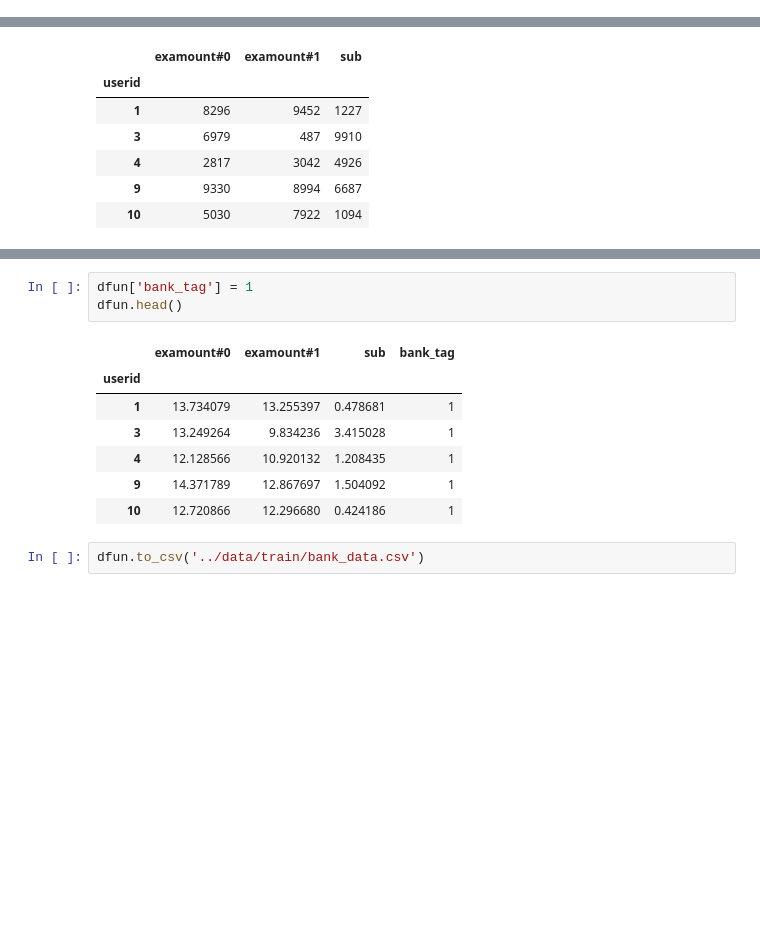
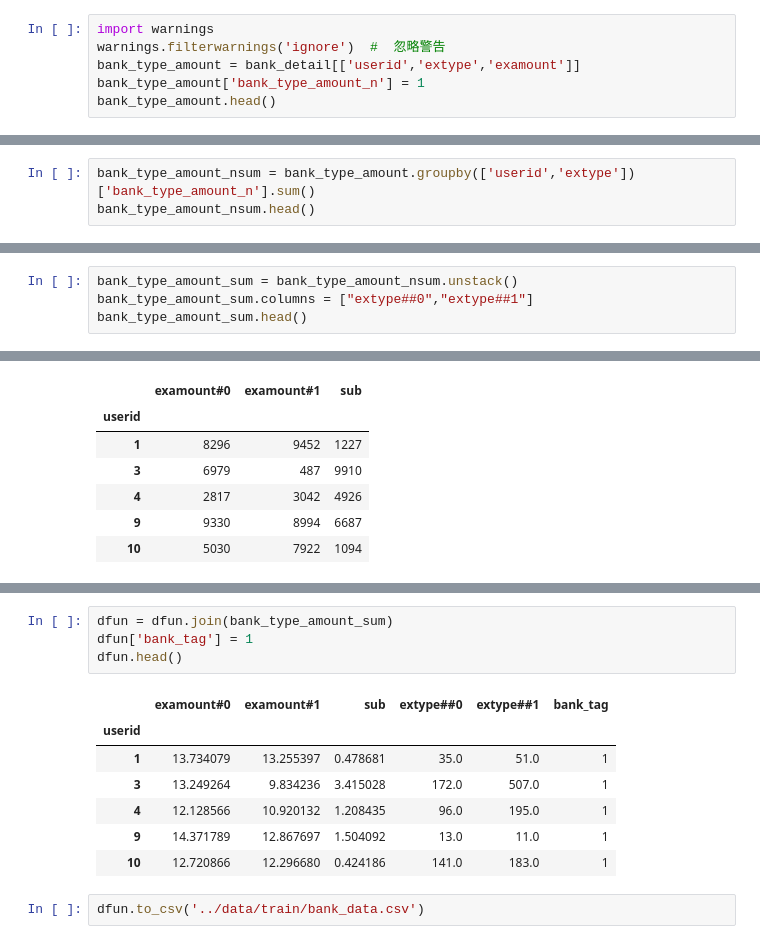
Before and after one commit to hadoop73/sklearn, a Jupyter notebook: predict_risk/feature/bank_detail.ipynb, the cells around one changed output, grey strips where cells are left out. Saved outputs shown, nothing was run; the diff lists cells and outputs as text; blank space fills up the shorter version.

```diff
--- a/predict_risk/feature/bank_detail.ipynb
+++ b/predict_risk/feature/bank_detail.ipynb
@@ -17,3 +17,9 @@ bank_detail.head()
 | 2 | 6965 | 5897553564 | 0 | 14.449810 | 0 |
 | 3 | 6965 | 5897563463 | 1 | 10.527763 | 0 |
 | 4 | 6965 | 5897564598 | 1 | 13.651303 | 0 |
+# %%
+import warnings
+warnings.filterwarnings('ignore')  #  忽略警告
+bank_type_amount = bank_detail[['userid','extype','examount']]
+bank_type_amount['bank_type_amount_n'] = 1
+bank_type_amount.head()
@@ -19,0 +33,3 @@ bank_detail.head()
+# %%
+bank_type_amount_nsum = bank_type_amount.groupby(['userid','extype'])['bank_type_amount_n'].sum()
+bank_type_amount_nsum.head()
@@ -19,0 +44,4 @@ bank_detail.head()
+# %%
+bank_type_amount_sum = bank_type_amount_nsum.unstack()
+bank_type_amount_sum.columns = ["extype##0","extype##1"]
+bank_type_amount_sum.head()
@@ -136,13 +165,14 @@ bank_dummy_data.head()
 # %%
+dfun = dfun.join(bank_type_amount_sum)
 dfun['bank_tag'] = 1
 dfun.head()
 # %% [output]
-|  | examount#0 | examount#1 | sub | bank_tag |
-| userid |  |  |  |  |
-| 1 | 13.734079 | 13.255397 | 0.478681 | 1 |
-| 3 | 13.249264 | 9.834236 | 3.415028 | 1 |
-| 4 | 12.128566 | 10.920132 | 1.208435 | 1 |
-| 9 | 14.371789 | 12.867697 | 1.504092 | 1 |
-| 10 | 12.720866 | 12.296680 | 0.424186 | 1 |
+|  | examount#0 | examount#1 | sub | extype##0 | extype##1 | bank_tag |
+| userid |  |  |  |  |  |  |
+| 1 | 13.734079 | 13.255397 | 0.478681 | 35.0 | 51.0 | 1 |
+| 3 | 13.249264 | 9.834236 | 3.415028 | 172.0 | 507.0 | 1 |
+| 4 | 12.128566 | 10.920132 | 1.208435 | 96.0 | 195.0 | 1 |
+| 9 | 14.371789 | 12.867697 | 1.504092 | 13.0 | 11.0 | 1 |
+| 10 | 12.720866 | 12.296680 | 0.424186 | 141.0 | 183.0 | 1 |
 # %%
 dfun.to_csv('../data/train/bank_data.csv')
```
Also changed, not shown: parts of 4 cells of this notebook, 13 other files.
